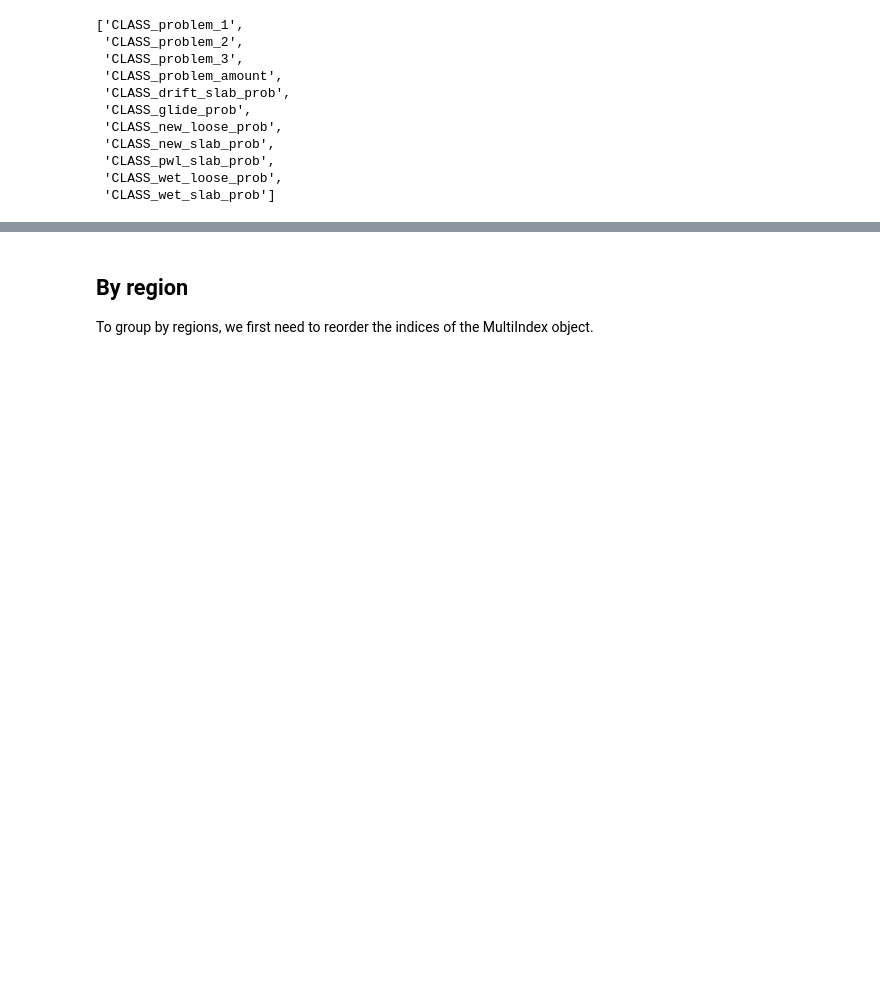
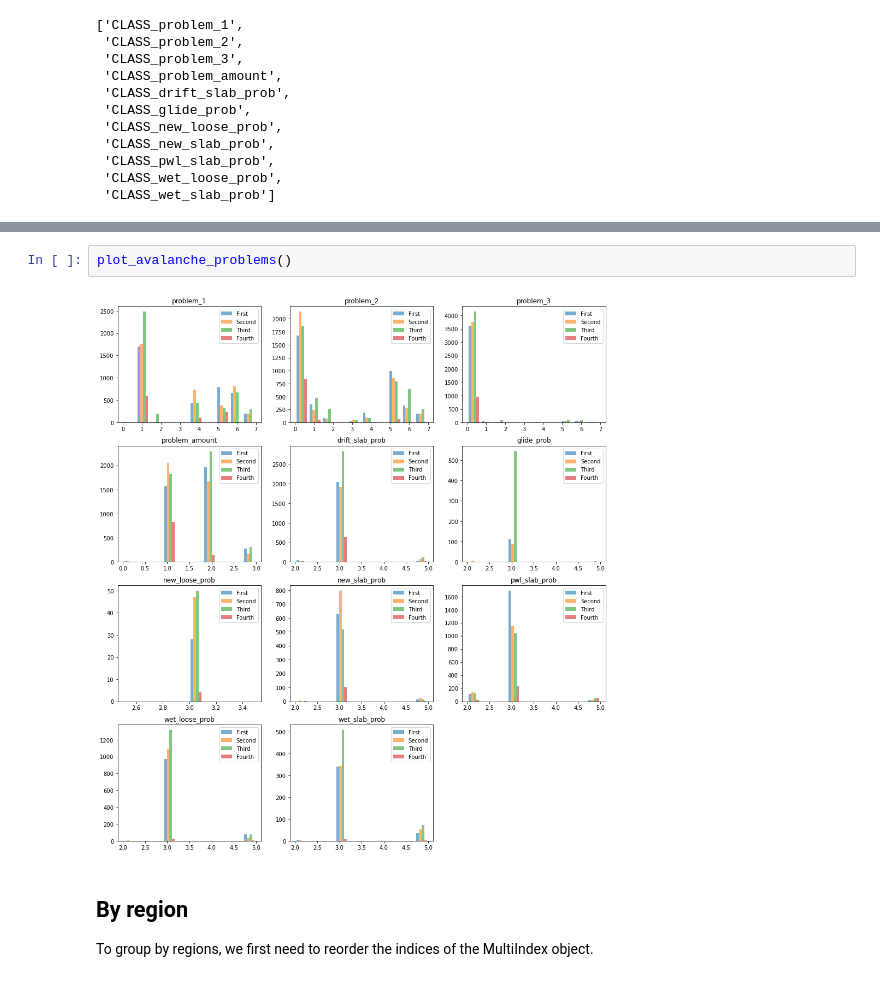
Before and after one commit to NVE/avalanche_ml, a Jupyter notebook: analysis/0_distributions.ipynb, the cells around one changed output, grey strips where cells are left out. Saved outputs shown, nothing was run; the diff lists cells and outputs as text; blank space fills up the shorter version.

Commit message:
finishing avalanche problem plots
figuring out spatial plots with geopandas and regions JSON file

adding geopandas and descartes to the environment.yml file

```diff
--- a/analysis/0_distributions.ipynb
+++ b/analysis/0_distributions.ipynb
@@ -573,3 +620,7 @@ plot_label_dist(col_list, 4, 3, (16, 24), 0, len(problem_list), rotate=True)
+# %%
+plot_avalanche_problems()
+# %% [output]
+[figure, added]
 # %% [markdown]
 ## By region
 
```
Also changed, not shown: parts of 18 cells of this notebook, 1 other file.
